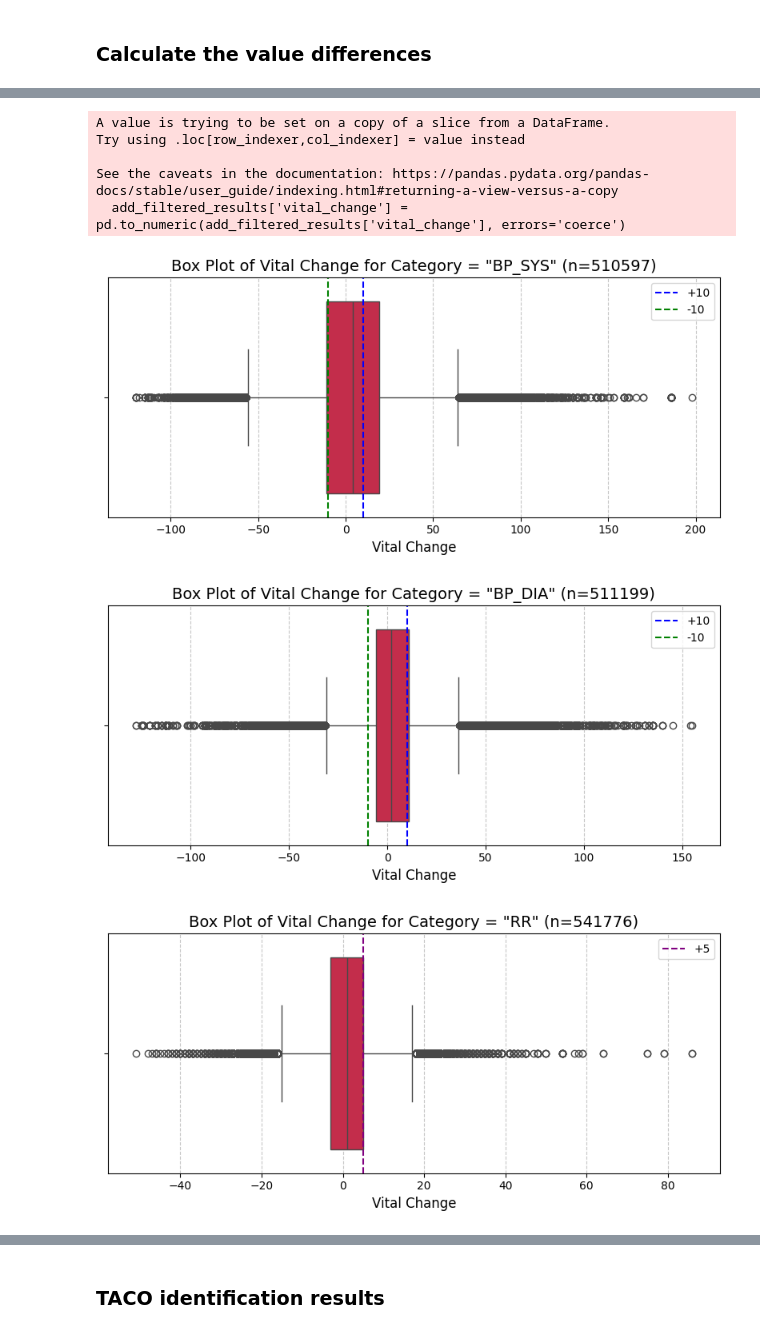
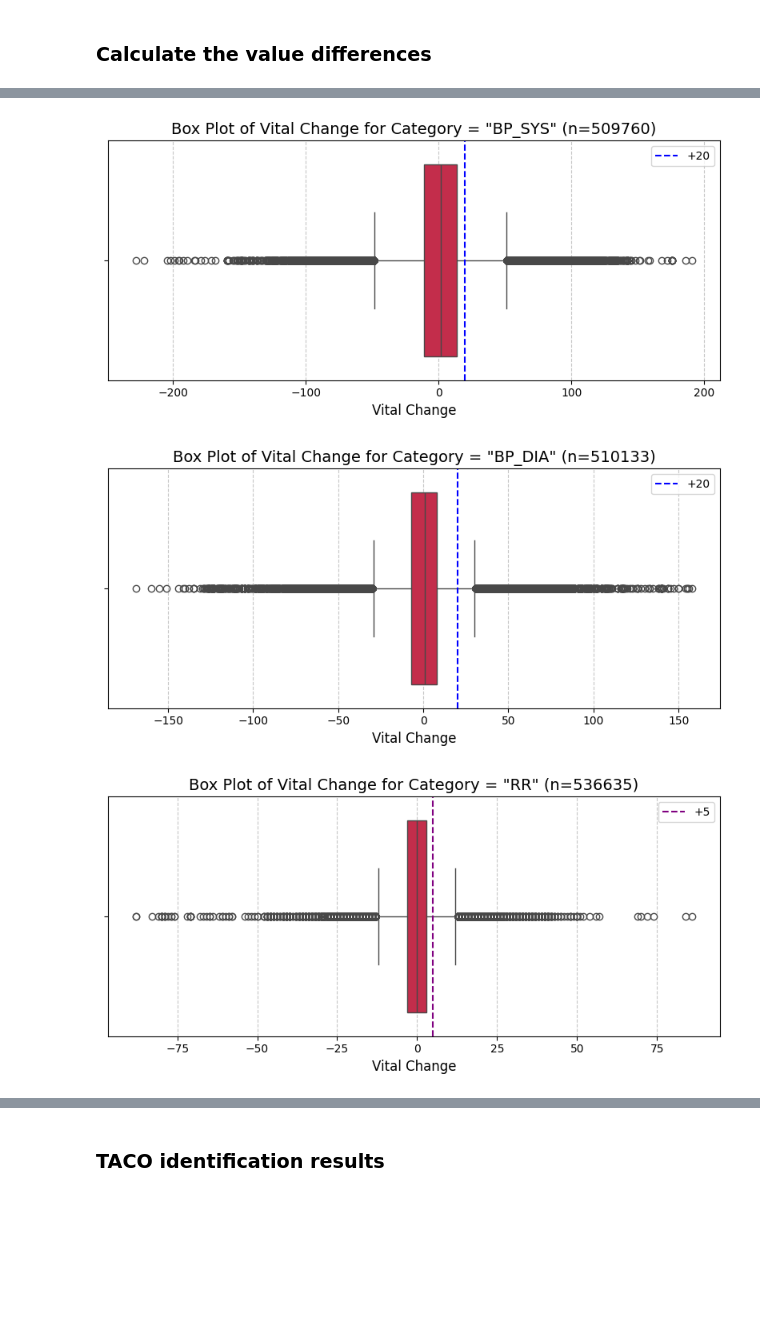
Before and after one commit to kmorhun/tranfusion-reactions, a Jupyter notebook: exploratory_data_analysis/taco_rule_based_mergedtr.ipynb, the cells around one changed output, grey strips where cells are left out. Saved outputs shown, nothing was run; the diff lists cells and outputs as text; code cells hidden in the pictures; blank space fills up the shorter version.

```diff
--- a/exploratory_data_analysis/taco_rule_based_mergedtr.ipynb
+++ b/exploratory_data_analysis/taco_rule_based_mergedtr.ipynb
@@ -418,0 +454,36 @@ merged_results
+# %%
+# Is there a trend in vital signs in the missing before transfusion events?
+
+# Ensure VALUE_after is numeric
+na_merge['VALUE_after'] = pd.to_numeric(na_merge['VALUE_after'], errors='coerce')
+
+# Get the unique categories
+categories = na_merge['Category'].dropna().unique()
+
+# Iterate over each category and create a plot
+for category in categories:
+    # Filter the data for the current category
+    category_data = na_merge[na_merge['Category'] == category]
+
+    # Get the count of rows for the current category
+    category_count = category_data.shape[0]
+
+    # Set up the figure
+    plt.figure(figsize=(8, 4))  # Shorter and more compact plot
+
+    # Create a horizontal box plot
+    sns.boxplot(
+        data=category_data,
+        x='VALUE_after',
+        orient='h',  # Horizontal orientation
+        color='skyblue'  # Optional color
+    )
+
+    # Customize the plot
+    plt.title(f'Box Plot of MISSING_before, VALUE_after for Category = "{category}" (n={category_count})', fontsize=14)
+    plt.xlabel('VALUE_after', fontsize=12)
+    plt.grid(axis='x', linestyle='--', alpha=0.7)
+    plt.tight_layout()
+
+    # Show the plot
+    plt.show()
@@ -418,0 +501,4 @@ merged_results
+# %%
+# The missing distribution looks like normal vital ranges so we simply remove the tranfusion events with missing before_vitals
+merged_results = merged_results.dropna(subset=['VALUE_before', 'VALUE_after'])
+merged_results
@@ -711,6 +862,8 @@ add_filtered_results = filtered_results[filtered_results['VALUEUOM_before'].notn
 # Change bpm to Capital BPM
 add_filtered_results['VALUEUOM_before'] = add_filtered_results['VALUEUOM_before'].str.replace('bpm', 'BPM', case=False)
 add_filtered_results['VALUEUOM_after'] = add_filtered_results['VALUEUOM_after'].str.replace('bpm', 'BPM', case=False)
+add_filtered_results['VALUEUOM_before'] = add_filtered_results['VALUEUOM_before'].str.replace('insp/min', 'BPM', case=False)
+add_filtered_results['VALUEUOM_after'] = add_filtered_results['VALUEUOM_after'].str.replace('insp/min', 'BPM', case=False)
 
 # Check same units
 add_filtered_results[add_filtered_results['VALUEUOM_after'] != add_filtered_results['VALUEUOM_before']] # should return empty columns
@@ -807,40 +918,34 @@ for i, category in enumerate(categories, start=1):  # Add index to track plot nu
 
     # Create the box plot
     sns.boxplot(
         data=category_data,
         x='vital_change',
         color='Crimson',  # Optional color
         showfliers=True  # Include outliers
     )
 
     # Add vertical lines based on plot number
     if i in [1, 2]:
-        plt.axvline(x=10, color='blue', linestyle='--', label='+10')
-        plt.axvline(x=-10, color='green', linestyle='--', label='-10')
+        plt.axvline(x=20, color='blue', linestyle='--', label='+20')
     elif i == 3:
         plt.axvline(x=5, color='purple', linestyle='--', label='+5')
     elif i == 4:
         plt.axvline(x=-5, color='orange', linestyle='--', label='-5')
     elif i == 5:
         plt.axvline(x=20, color='red', linestyle='--', label='+20')
 
     # Add a legend for the vertical lines
     plt.legend(loc='best', fontsize=10)
 
     # Customize the plot with count in the title
     plt.title(f'Box Plot of Vital Change for Category = "{category}" (n={category_count})', fontsize=14)
     plt.xlabel('Vital Change', fontsize=12)
     plt.grid(axis='x', linestyle='--', alpha=0.7)
     plt.tight_layout()
 
     # Show the plot
     plt.show()
 # %% [output]
-A value is trying to be set on a copy of a slice from a DataFrame.
-Try using .loc[row_indexer,col_indexer] = value instead
-
-See the caveats in the documentation: https://pandas.pydata.org/pandas-docs/stable/user_guide/indexing.html#returning-a-view-versus-a-copy
-  add_filtered_results['vital_change'] = pd.to_numeric(add_filtered_results['vital_change'], errors='coerce')
-[figure, old version]
+[figure, new version]
-[figure, old version]
+[figure, new version]
-[figure, old version]
+[figure, new version]
```
Also changed, not shown: parts of 36 cells of this notebook.
